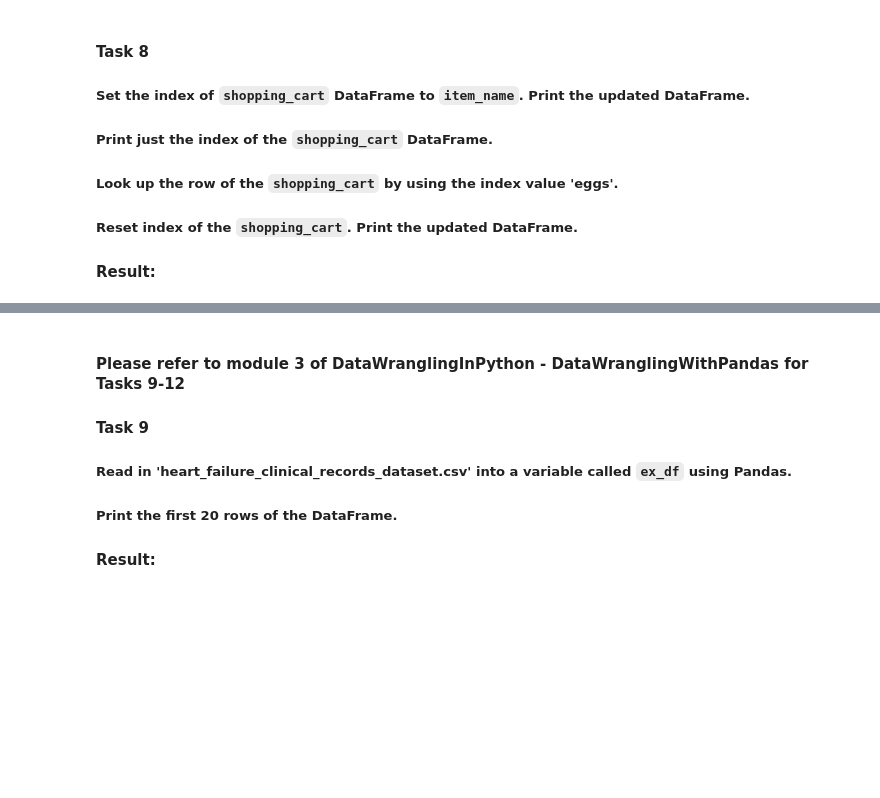
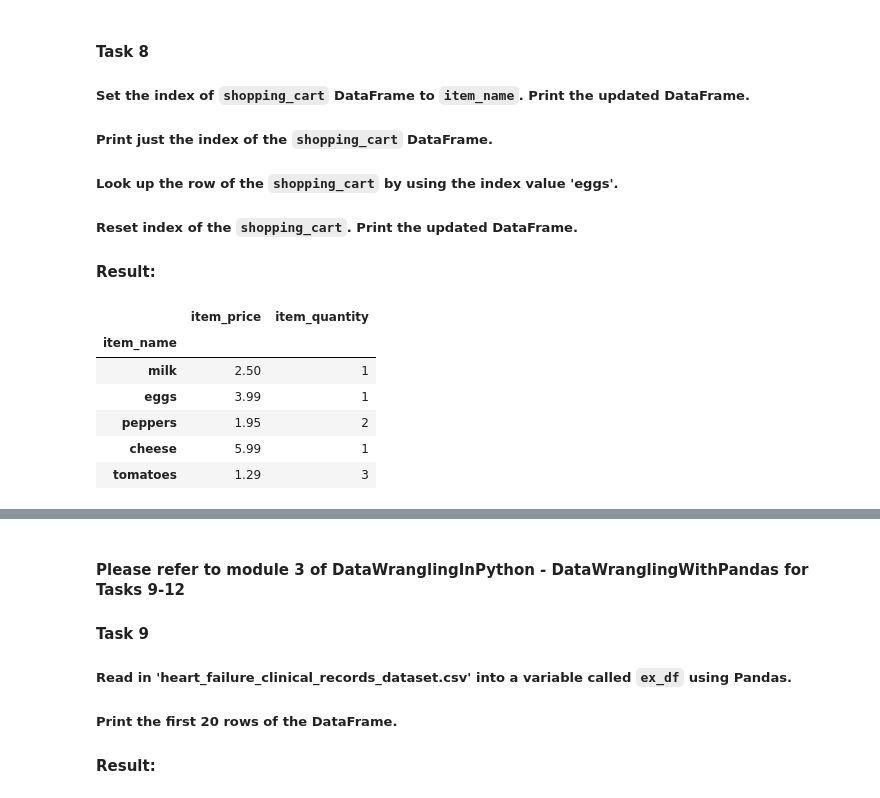
Before and after one commit to michalpiaszczyk/Data-Wrangling-with-Python, a Jupyter notebook: IntermediateDataWrangling/DataWranglingWithPandas/DataWranglingInPython-DataWranglingWithPandas-5-exercises.ipynb, the cells around one changed output, grey strips where cells are left out. Saved outputs shown, nothing was run; the diff lists cells and outputs as text; code cells hidden in the pictures; blank space fills up the shorter version.

```diff
--- a/IntermediateDataWrangling/DataWranglingWithPandas/DataWranglingInPython-DataWranglingWithPandas-5-exercises.ipynb
+++ b/IntermediateDataWrangling/DataWranglingWithPandas/DataWranglingInPython-DataWranglingWithPandas-5-exercises.ipynb
@@ -217,3 +262,14 @@ shopping_cart["item_quantity"].std()
 ##### Look up the row of the `shopping_cart` by using the index value 'eggs'.
 ##### Reset index of the `shopping_cart`. Print the updated DataFrame.
 #### Result:
+# %%
+shopping_cart.set_index('item_name', inplace = True)
+shopping_cart
+# %% [output]
+|  | item_price | item_quantity |
+| item_name |  |  |
+| milk | 2.50 | 1 |
+| eggs | 3.99 | 1 |
+| peppers | 1.95 | 2 |
+| cheese | 5.99 | 1 |
+| tomatoes | 1.29 | 3 |
```
Also changed, not shown: parts of 16 cells of this notebook, 1 other file.
